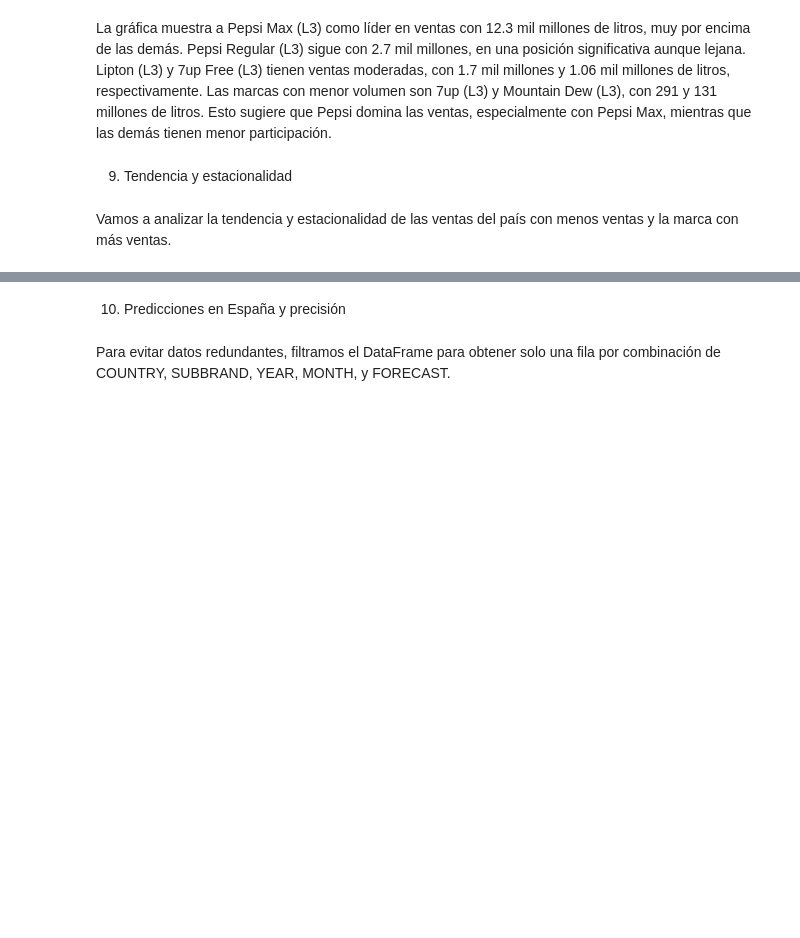
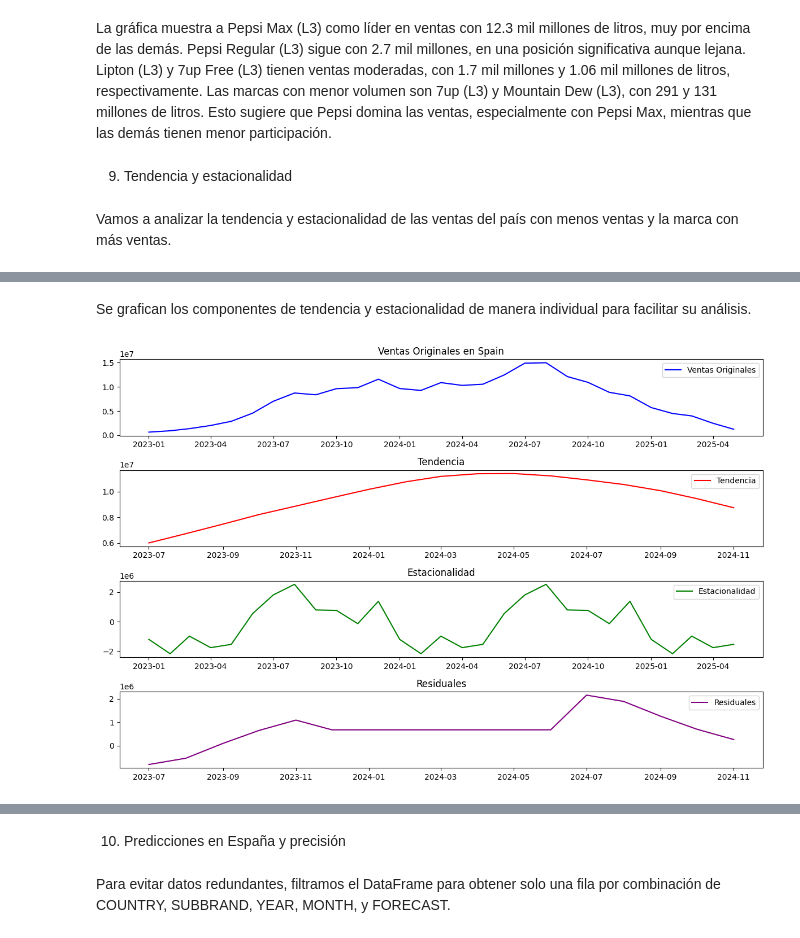
Before and after one commit to juliablaz2003/UFV_visualizacion, a Jupyter notebook: Ejercicios de clase/clase2_18oct.ipynb, the cells around one changed output, grey strips where cells are left out. Saved outputs shown, nothing was run; the diff lists cells and outputs as text; code cells hidden in the pictures; blank space fills up the shorter version.

```diff
--- a/Ejercicios de clase/clase2_18oct.ipynb
+++ b/Ejercicios de clase/clase2_18oct.ipynb
@@ -453,0 +429,34 @@ La gráfica de estacionalidad de ventas para Pepsi Max (L3) muestra un promedio
+# %% [markdown]
+Se grafican los componentes de tendencia y estacionalidad de manera individual para facilitar su análisis.
+# %%
+# Graficar componentes de la descomposición
+plt.figure(figsize=(12, 8))
+
+# Ventas originales
+plt.subplot(4, 1, 1)
+plt.plot(ventas_pais['AMOUNT'], label='Ventas Originales', color='blue')
+plt.title(f'Ventas Originales en {pais_menos_ventas}')
+plt.legend()
+
+# Tendencia
+plt.subplot(4, 1, 2)
+plt.plot(decompose_pais.trend, label='Tendencia', color='red')
+plt.title('Tendencia')
+plt.legend()
+
+# Estacionalidad
+plt.subplot(4, 1, 3)
+plt.plot(decompose_pais.seasonal, label='Estacionalidad', color='green')
+plt.title('Estacionalidad')
+plt.legend()
+
+# Residuos
+plt.subplot(4, 1, 4)
+plt.plot(decompose_pais.resid, label='Residuales', color='purple')
+plt.title('Residuales')
+plt.legend()
+
+plt.tight_layout()
+plt.show()
+# %% [output]
+[figure, added]
```
Also changed, not shown: parts of 39 cells of this notebook.
